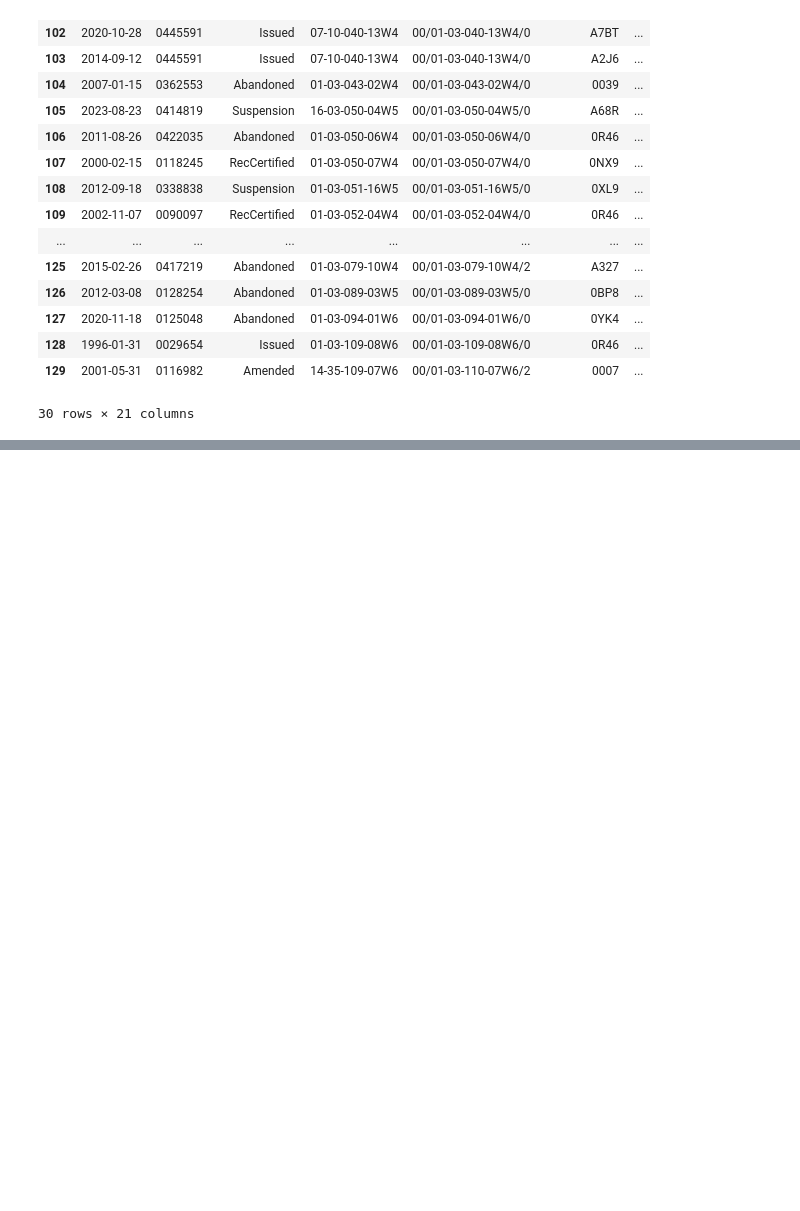
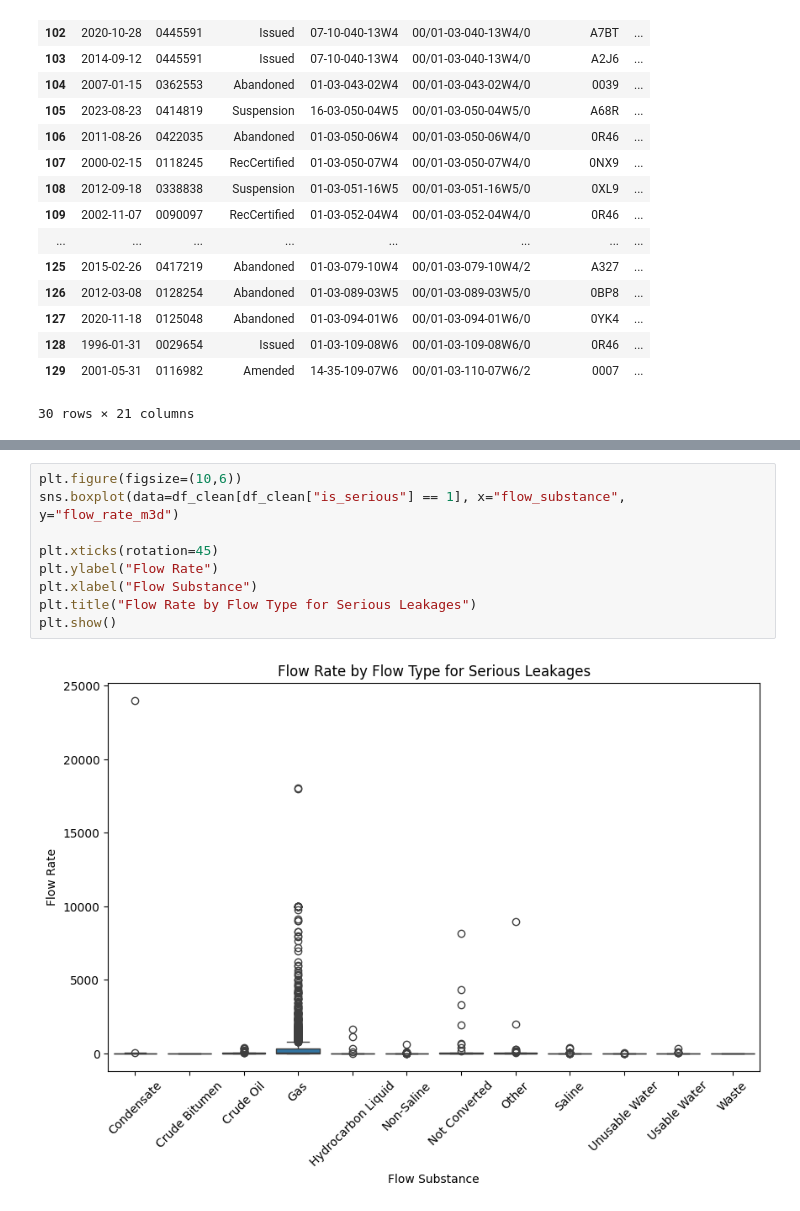
Before and after one commit to Alirezad126/AER, a Jupyter notebook: Documents/ABData/test.ipynb, the cells around one changed output, grey strips where cells are left out. Drawn from its saved outputs; the diff is of its cells as text; blank space fills up the shorter version.

```diff
--- a/Documents/ABData/test.ipynb
+++ b/Documents/ABData/test.ipynb
@@ -179,0 +269,11 @@ https://www2.aer.ca/t/Production/views/0150_IMB_Well_Reservoir_Eval_EXT/Resource
+# %%
+plt.figure(figsize=(10,6))
+sns.boxplot(data=df_clean[df_clean["is_serious"] == 1], x="flow_substance", y="flow_rate_m3d")
+
+plt.xticks(rotation=45)
+plt.ylabel("Flow Rate")
+plt.xlabel("Flow Substance")
+plt.title("Flow Rate by Flow Type for Serious Leakages")
+plt.show()
+# %% [output]
+[figure, added]
```
Also changed, not shown: parts of 12 cells of this notebook, 4 other files.
